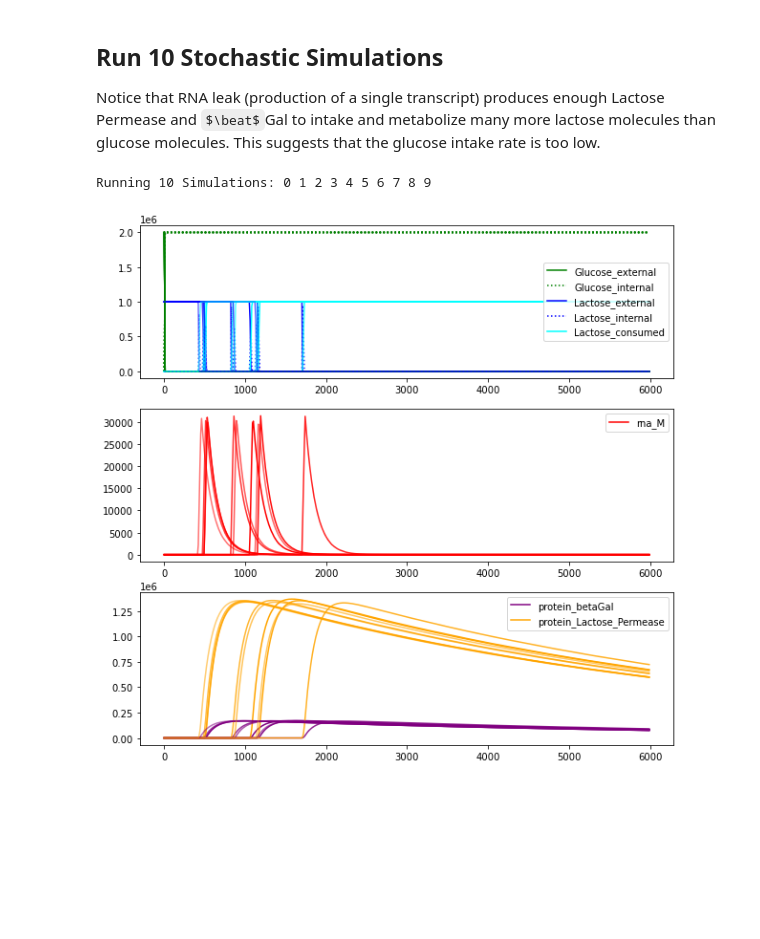
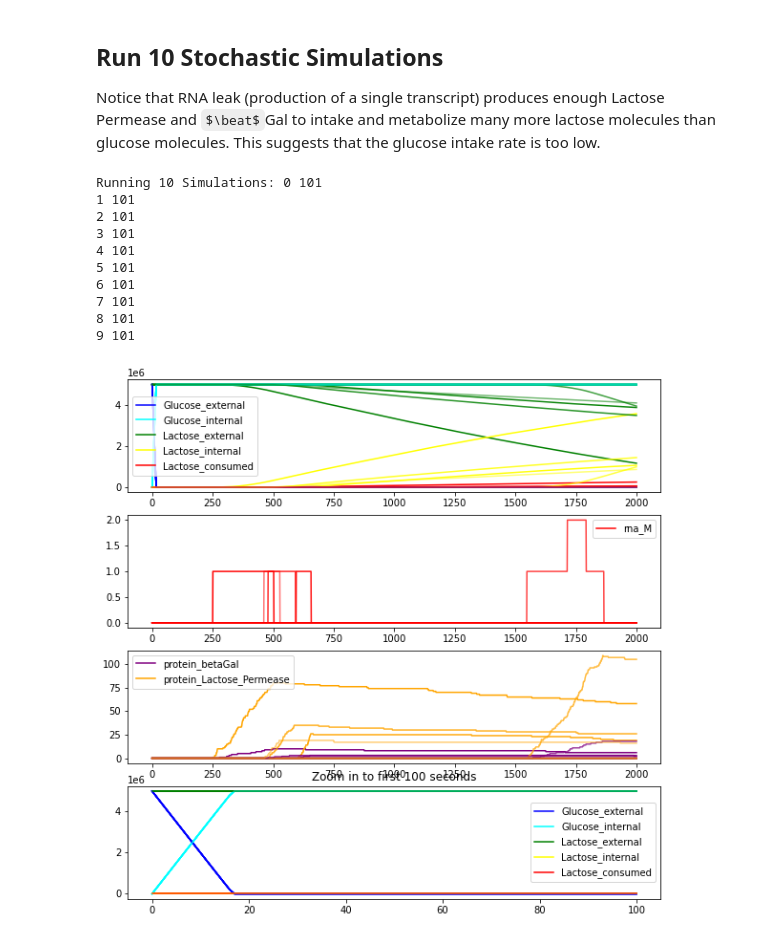
Before and after one commit to vivarium-collective/vivarium-notebooks, a Jupyter notebook: Lac Operon Model/Lac Operon CRN.ipynb, the cells around one changed output. Saved outputs shown, nothing was run; the diff lists cells and outputs as text; code cells hidden in the pictures; some formulas as TeX source; blank space fills up the shorter version.

Commit message:
Stochastic Model Parameters Updated

```diff
--- a/Lac Operon Model/Lac Operon CRN.ipynb
+++ b/Lac Operon Model/Lac Operon CRN.ipynb
@@ -152,13 +154,12 @@ species = [M, Bmon, B, L_out, L_in, G_out, G_in, lacP, OLac, BioMass]
 #Units are mM
 lacP0 = 0
 Olac0 = 3.2*10**-6 #(mM) ~= 2 copies of Lac Operon per cell, variable D in Santillan 2007
-L_out0 = 1000 #in mM
-G_out0 = 1000 #in mM
+L_out0 = 10 #in mM
+G_out0 = 10 #in mM
 biomass_param = 1.66 * 10**-3 #in units of mM femtogram species
 initial_concentration_det = {lacP:lacP0, BioMass:biomass_param, OLac:Olac0, L_out: L_out0, G_out:G_out0}
 
-
-CRN_det = ChemicalReactionNetwork(species, reactions + reactions_dil, initial_concentration_dict = initial_concentration_det)
+CRN_det = ChemicalReactionNetwork(species, reactions_det, initial_concentration_dict = initial_concentration_det)
 print(CRN_det.pretty_print())
 CRN_det.write_sbml_file("LacOperon_deterministic.xml")
 # %% [output]
@@ -186,13 +284,13 @@ True
 #Initial condition counts
 lacP0 = 0
 Olac0 = 2 #~= 2 copies of Lac Operon per cell, variable D in Santillan 2007
-L_out0 = 1*10**6 #This should change!
-G_out0 = 2*10**6 #This should change!
+L_out0 = 5*10**6 #~= 10 mM * 1 fL
+G_out0 = 5*10**6 #~= 10 mM * 1 fL
 biomass0 = 1000 #Each species represents 1 fg of biomass
 initial_concentration_stoch = {lacP:lacP0, BioMass:biomass0, OLac:Olac0, L_out: L_out0, G_out:G_out0}
 
 #Note: no dilution reactions in the stochastic CRN (dilution will occur via division)
-CRN_stoch = ChemicalReactionNetwork(species, reactions, initial_concentration_dict = initial_concentration_stoch)
+CRN_stoch = ChemicalReactionNetwork(species, reactions_stoch, initial_concentration_dict = initial_concentration_stoch)
 print(CRN_stoch.pretty_print())
 CRN_stoch.write_sbml_file("LacOperon_stochastic.xml")
 # %% [output]
@@ -251,43 +318,67 @@ plt.show()
 Notice that RNA leak (production of a single transcript) produces enough Lactose Permease and $\beat$Gal to intake and metabolize many more lactose molecules than glucose molecules. This suggests that the glucose intake rate is too low.
 # %%
 %matplotlib inline
-timepoints = np.arange(0, 6000, 10, dtype = np.double)
+timepoints = np.arange(0, 2000, 1., dtype = np.double)
 
 N_simulations = 10
 
 plt.figure(figsize = (10, 10))
-ax1 = plt.subplot(311)
-ax2 = plt.subplot(312)
-ax3 = plt.subplot(313)
+ax1 = plt.subplot(411)
+ax2 = plt.subplot(412)
+ax3 = plt.subplot(413)
+ax4 = plt.subplot(414)
 print("Running", N_simulations, "Simulations:", end = " ")
 for i in range(N_simulations):
     print(i, end=" ")
     R = CRN_stoch.simulate_with_bioscrape_via_sbml(timepoints, stochastic = True)
 
     plt.sca(ax1)
     alpha = 1-i/(2*N_simulations)
-    plt.plot(timepoints, R[str(G_out)], label = str(G_out), color = "green", alpha = alpha)
-    plt.plot(timepoints, R[str(G_in)], ":", label = str(G_in), color = "green", alpha = alpha)
-    plt.plot(timepoints, R[str(L_out)], label = str(L_out), color = "blue", alpha = alpha)
-    plt.plot(timepoints, R[str(L_in)], ":", label = str(L_in), color = "blue", alpha = alpha)
-    plt.plot(timepoints, R[str(L_consumed)], label = str(L_consumed), color = "cyan", alpha = alpha)
+    plt.plot(timepoints, R[str(G_out)], label = str(G_out), color = "blue", alpha = alpha)
+    plt.plot(timepoints, R[str(G_in)], label = str(G_in), color = "cyan", alpha = alpha)
+    plt.plot(timepoints, R[str(L_out)], label = str(L_out), color = "green", alpha = alpha)
+    plt.plot(timepoints, R[str(L_in)], label = str(L_in), color = "yellow", alpha = alpha)
+    plt.plot(timepoints, R[str(L_consumed)], label = str(L_consumed), color = "red", alpha = alpha)
     if i == 0:
         plt.legend()
 
 
     plt.sca(ax2)
 
     plt.plot(timepoints, R[str(M)], label = str(M), color = "red", alpha = alpha)
     if i == 0:
         plt.legend()
 
     plt.sca(ax3)
     plt.plot(timepoints, R[str(B)], label = str(B), alpha = alpha, color = "purple")
     plt.plot(timepoints, R[str(lacP)], label = str(lacP), alpha = alpha, color = "orange")
     if i == 0:
         plt.legend()
 
+
+    plt.sca(ax4)
+    plt.title("Zoom in to first 100 seconds")
+    alpha = 1-i/(2*N_simulations)
+    ind100 = np.where(timepoints > 100)[0][0]
+    print(ind100)
+    plt.plot(timepoints[:ind100], R[str(G_out)][:ind100], label = str(G_out), color = "blue", alpha = alpha)
+    plt.plot(timepoints[:ind100], R[str(G_in)][:ind100], label = str(G_in), color = "cyan", alpha = alpha)
+    plt.plot(timepoints[:ind100], R[str(L_out)][:ind100], label = str(L_out), color = "green", alpha = alpha)
+    plt.plot(timepoints[:ind100], R[str(L_in)][:ind100], label = str(L_in), color = "yellow", alpha = alpha)
+    plt.plot(timepoints[:ind100], R[str(L_consumed)][:ind100], label = str(L_consumed), color = "red", alpha = alpha)
+    if i == 0:
+        plt.legend()
+
 plt.show()
 # %% [output]
-Running 10 Simulations: 0 1 2 3 4 5 6 7 8 9
+Running 10 Simulations: 0 101
+1 101
+2 101
+3 101
+4 101
+5 101
+6 101
+7 101
+8 101
+9 101
-[figure, old version]
+[figure, new version]
```
Also changed, not shown: parts of 12 cells of this notebook, 4 other files.
